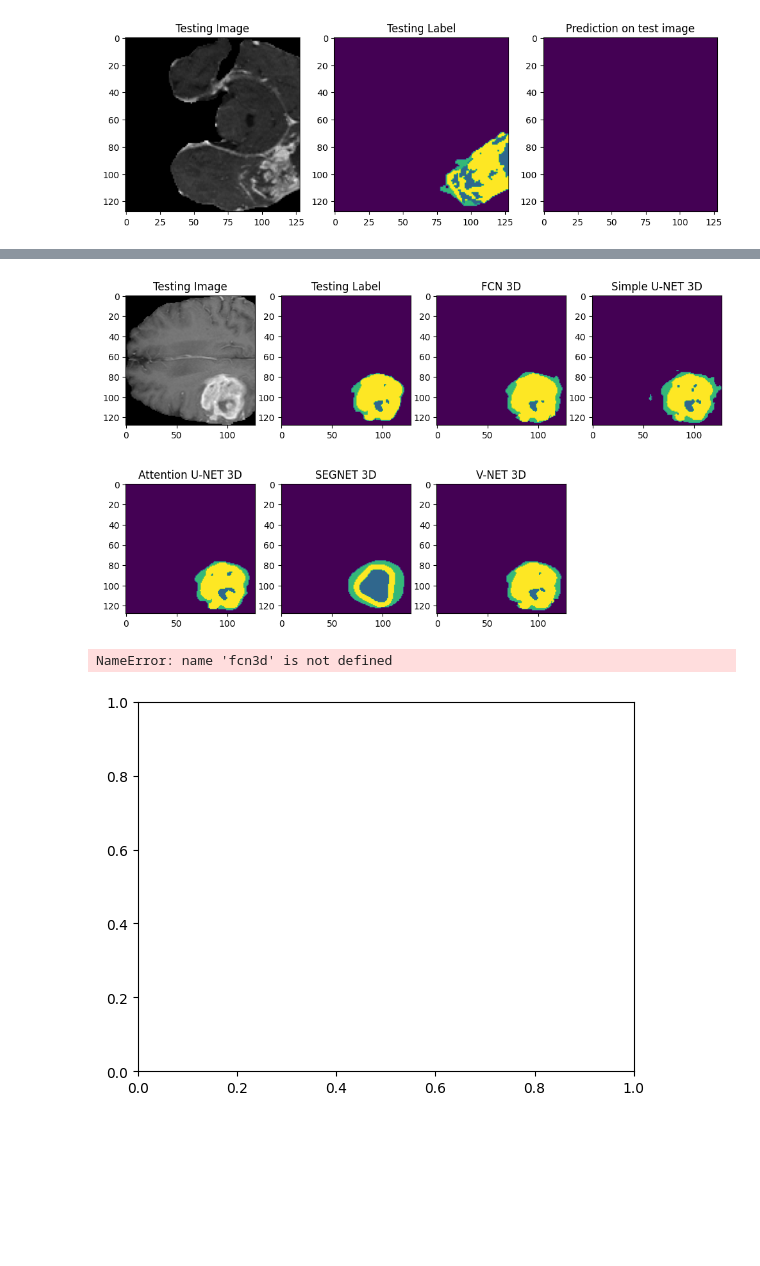
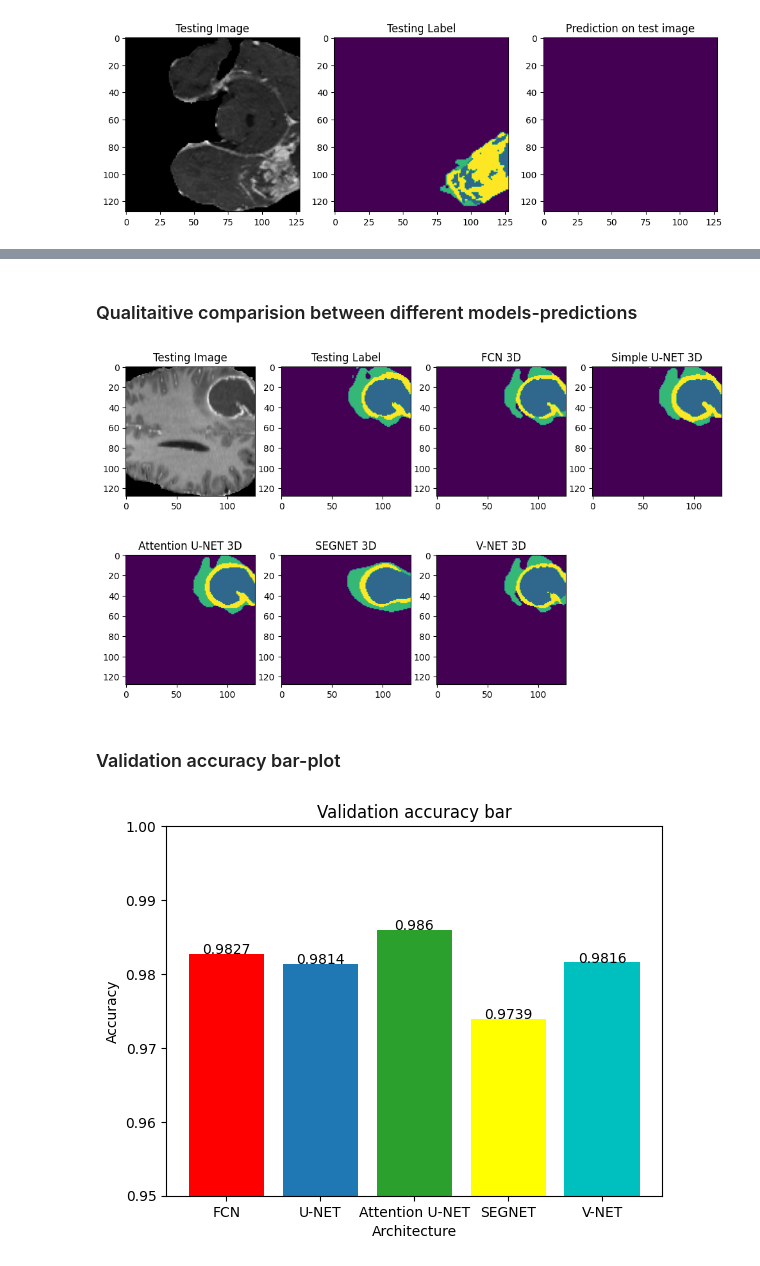
Before and after one commit to bunnykek/BrainTumor-Segmentation, a Jupyter notebook: BrainTumorSegmentationNotebook.ipynb, the cells around one changed output, grey strips where cells are left out. Drawn from its saved outputs; the diff is of its cells as text; code cells hidden in the pictures; blank space fills up the shorter version.

```diff
--- a/BrainTumorSegmentationNotebook.ipynb
+++ b/BrainTumorSegmentationNotebook.ipynb
@@ -308,3 +334,5 @@ total_loss = dice_loss + (1 * focal_loss)
+# %% [markdown]
+### Qualitaitive comparision between different models-predictions
 # %%
 fcn3d_model = load_model('Trained_models\\fcn3d.hdf5',
                       custom_objects={'dice_loss_plus_1focal_loss': total_loss,
@@ -322,7 +350,7 @@ vnet3d_model = load_model('Trained_models\\vnet3d.hdf5',
                       custom_objects={'dice_loss_plus_1focal_loss': total_loss,
                                       'iou_score':sm.metrics.IOUScore(threshold=0.5)})
 # %%
-img_num = "0895"
+img_num = "0060"
 test_img = np.load("split_data/val/input/input_"+img_num+".npz")['arr_0']
 test_mask = np.load("split_data/val/output/output_"+img_num+".npz")['arr_0']
 
@@ -375,29 +403,29 @@ plt.imshow(vnet3d_prediction_argmax[:,:,n_slice])
 
 plt.show()
 # %% [output]
-[figure, old version]
+[figure, new version]
+# %% [markdown]
+### Validation accuracy bar-plot
 # %%
 import matplotlib.pyplot as plt
 def addlabels(x,y):
     for i in range(len(x)):
         plt.text(i, y[i], round(y[i], 4), ha = 'center')
 
 fig, ax = plt.subplots()
 models = ['FCN', 'U-NET', 'Attention U-NET', 'SEGNET', 'V-NET']
-counts = [fcn3d['accuracy'][-1], simp_unet3d['accuracy'][-1], attn_unet3d['accuracy'][-1], segnet3d['accuracy'][-1], vnet3d['accuracy'][-1]]
-# bar_labels = ['red', 'blue', '_red', 'orange', 'black']
-bar_colors = ['red', 'tab:blue', 'tab:green', 'yellow', 'black']
+counts = [fcn3d['val_accuracy'][-1], simp_unet3d['val_accuracy'][-1], attn_unet3d['val_accuracy'][-1], segnet3d['val_accuracy'][-1], vnet3d['val_accuracy'][-1]]
+bar_colors = ['red', 'tab:blue', 'tab:green', 'yellow', 'c']
 
 addlabels(models, counts)
 ax.bar(models, counts, color=bar_colors)
 
 ax.set_ylabel('Accuracy')
 ax.set_xlabel('Architecture')
-ax.set_title('Accuracy plot')
+ax.set_title('Validation accuracy bar')
 
 
-plt.ylim(.96, 1)
+plt.ylim(.95, 1)
 plt.show()
 # %% [output]
-NameError: name 'fcn3d' is not defined
-[figure, old version]
+[figure, new version]
```
Also changed, not shown: parts of 4 cells of this notebook.
